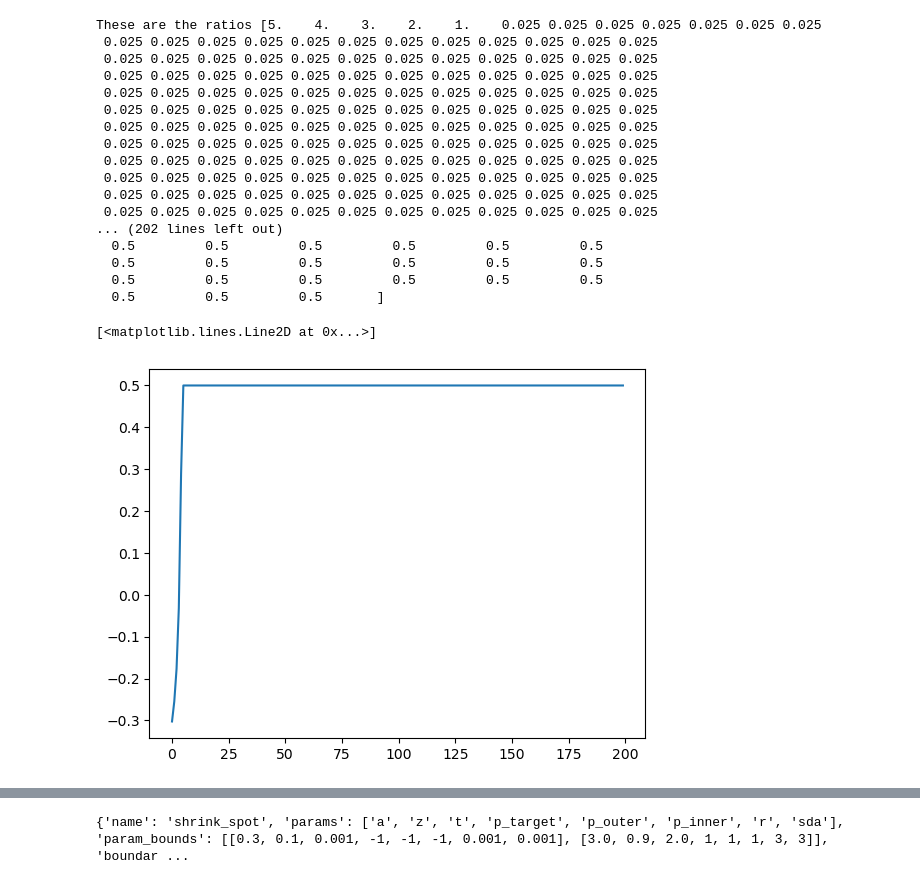
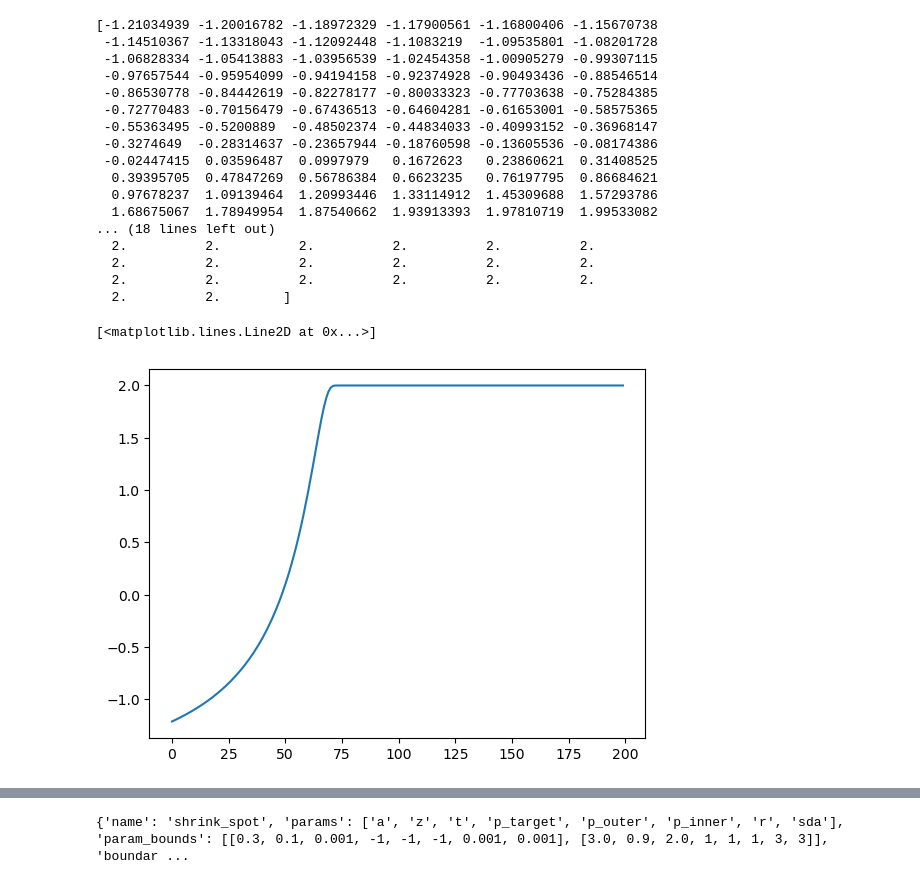
Before and after one commit to AlexanderFengler/ssm-simulators, a Jupyter notebook: ssms/basic_simulators/andrew-testing.ipynb, the cells around one changed output, grey strips where cells are left out. Drawn from its saved outputs; the diff is of its cells as text; code cells hidden in the pictures.

```diff
--- a/ssms/basic_simulators/andrew-testing.ipynb
+++ b/ssms/basic_simulators/andrew-testing.ipynb
@@ -31,12 +31,11 @@ import numpy as np
 import matplotlib.pyplot as plt
 
 t = np.arange(0, 200, 1)
-p_outer = -0.5
-p_inner = -0.5
-p_target = 0.5
-r = 0.4
+p_outer = -2
+p_inner = -2
+p_target = 2
+r = 0.026
 sda_initial = 2
-
 
 
 v_t_list = []
@@ -44,57 +43,62 @@ sda_list = []
 
 
 v_t = df.attend_drift(
-    t=t, p_target=p_target, p_outer=p_outer, p_inner=p_inner, r=r, sda=sda_initial,
+    t=t,
+    p_target=p_target,
+    p_outer=p_outer,
+    p_inner=p_inner,
+    r=r,
+    sda=sda_initial,
 )
 
 new_vt = np.insert(v_t, 0, 0.5)
 print(v_t)
-print(new_vt)
+# print(new_vt)
 plt.plot(v_t)
 # v_t_list.append(v_t)
 # sda_list.append(sda_initial)
 #
 # v_t_array = np.array(v_t_list)
 # sda_array = np.array(sda_list)
 
 
 # plt.subplot(2, 1, 1)
 # plt.plot(t, v_t_array, label='v_t')
 # plt.xlabel('Time')
 # plt.ylabel('v_t')
 # plt.title('v_t over Time')
 # plt.legend()
 #
 #
 # plt.subplot(2, 1, 2)
 # plt.plot(t, sda_array, label='sda', color='orange')
 # plt.xlabel('Time')
 # plt.ylabel('sda')
 # plt.title('sda over Time')
 # plt.legend()
 #
 # plt.tight_layout()
 # plt.show()
 # %% [output]
-These are the ratios [5.    4.    3.    2.    1.    0.025 0.025 0.025 0.025 0.025 0.025 0.025
- 0.025 0.025 0.025 0.025 0.025 0.025 0.025 0.025 0.025 0.025 0.025 0.025
- 0.025 0.025 0.025 0.025 0.025 0.025 0.025 0.025 0.025 0.025 0.025 0.025
- 0.025 0.025 0.025 0.025 0.025 0.025 0.025 0.025 0.025 0.025 0.025 0.025
- 0.025 0.025 0.025 0.025 0.025 0.025 0.025 0.025 0.025 0.025 0.025 0.025
- 0.025 0.025 0.025 0.025 0.025 0.025 0.025 0.025 0.025 0.025 0.025 0.025
- 0.025 0.025 0.025 0.025 0.025 0.025 0.025 0.025 0.025 0.025 0.025 0.025
- 0.025 0.025 0.025 0.025 0.025 0.025 0.025 0.025 0.025 0.025 0.025 0.025
- 0.025 0.025 0.025 0.025 0.025 0.025 0.025 0.025 0.025 0.025 0.025 0.025
- 0.025 0.025 0.025 0.025 0.025 0.025 0.025 0.025 0.025 0.025 0.025 0.025
- 0.025 0.025 0.025 0.025 0.025 0.025 0.025 0.025 0.025 0.025 0.025 0.025
- 0.025 0.025 0.025 0.025 0.025 0.025 0.025 0.025 0.025 0.025 0.025 0.025
-... (202 lines left out)
-  0.5         0.5         0.5         0.5         0.5         0.5
-  0.5         0.5         0.5         0.5         0.5         0.5
-  0.5         0.5         0.5         0.5         0.5         0.5
-  0.5         0.5         0.5       ]
+[-1.21034939 -1.20016782 -1.18972329 -1.17900561 -1.16800406 -1.15670738
+ -1.14510367 -1.13318043 -1.12092448 -1.1083219  -1.09535801 -1.08201728
+ -1.06828334 -1.05413883 -1.03956539 -1.02454358 -1.00905279 -0.99307115
+ -0.97657544 -0.95954099 -0.94194158 -0.92374928 -0.90493436 -0.88546514
+ -0.86530778 -0.84442619 -0.82278177 -0.80033323 -0.77703638 -0.75284385
+ -0.72770483 -0.70156479 -0.67436513 -0.64604281 -0.61653001 -0.58575365
+ -0.55363495 -0.5200889  -0.48502374 -0.44834033 -0.40993152 -0.36968147
+ -0.3274649  -0.28314637 -0.23657944 -0.18760598 -0.13605536 -0.08174386
+ -0.02447415  0.03596487  0.0997979   0.1672623   0.23860621  0.31408525
+  0.39395705  0.47847269  0.56786384  0.6623235   0.76197795  0.86684621
+  0.97678237  1.09139464  1.20993446  1.33114912  1.45309688  1.57293786
+  1.68675067  1.78949954  1.87540662  1.93913393  1.97810719  1.99533082
+... (18 lines left out)
+  2.          2.          2.          2.          2.          2.
+  2.          2.          2.          2.          2.          2.
+  2.          2.          2.          2.          2.          2.
+  2.          2.        ]
 [<matplotlib.lines.Line2D at 0x...>]
-[figure, old version]
+[figure, new version]
 # %%
 import ssms
 import numpy as np
```
Also changed, not shown: parts of 3 cells of this notebook, 3 other files.
